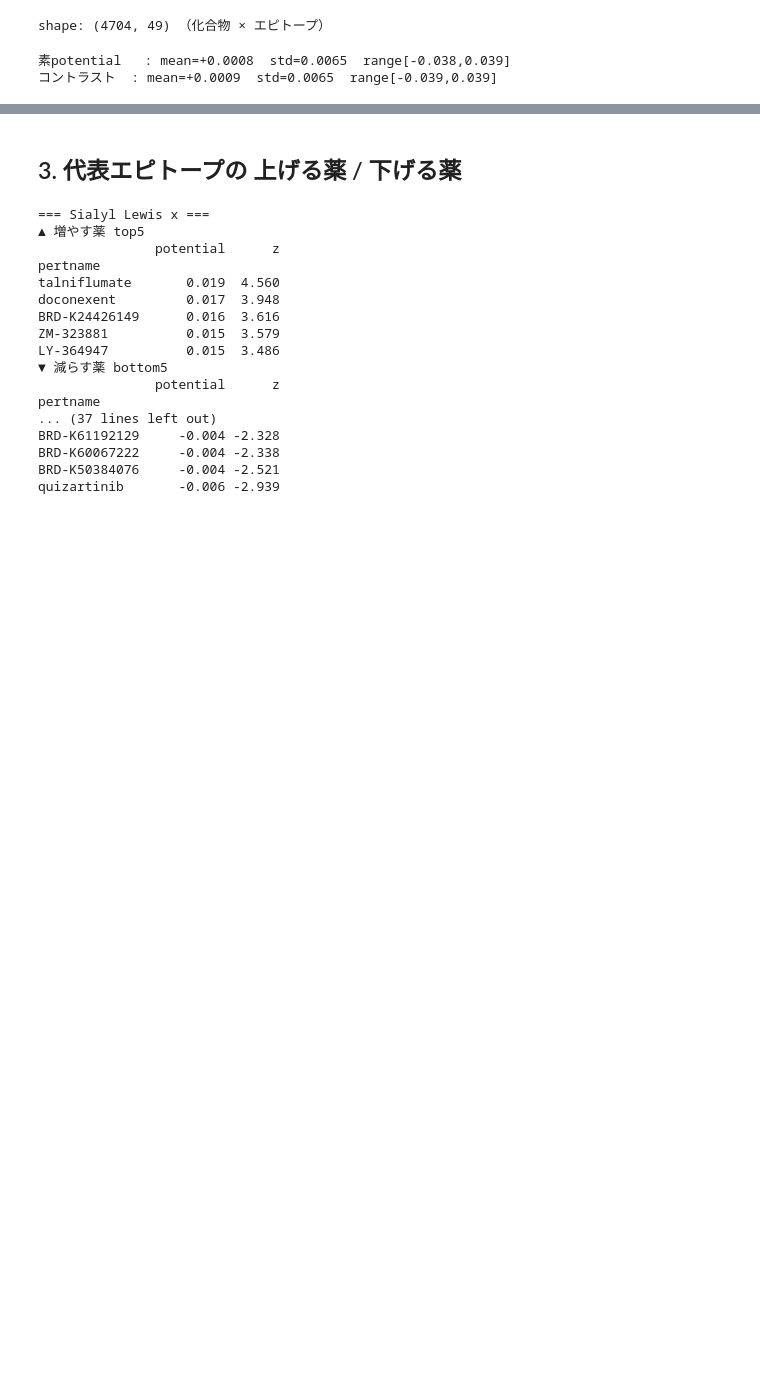
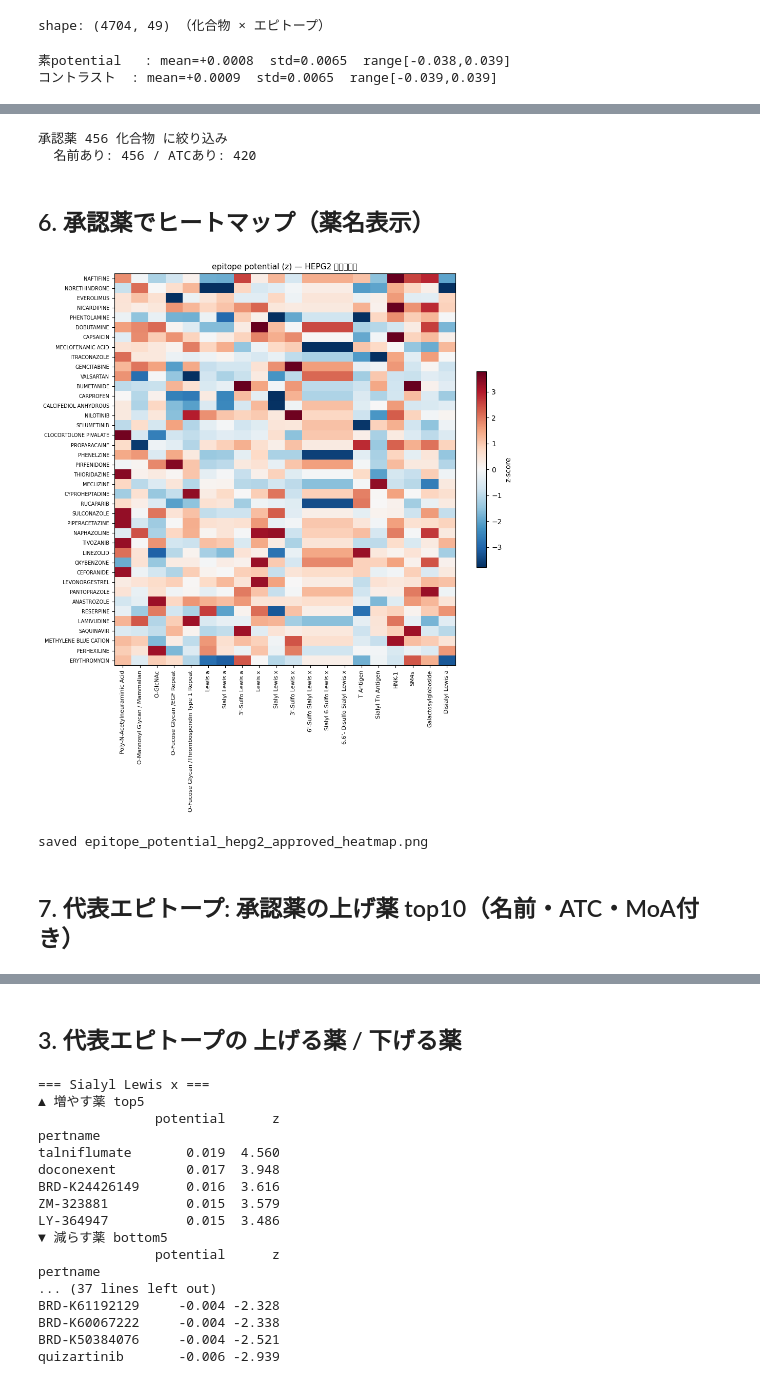
Before and after one commit to dogTK/glyco_epitope_3rd_paper, a Jupyter notebook: notebooks/analytics/01_epitope_potential.ipynb, the cells around one changed output, grey strips where cells are left out. Saved outputs shown, nothing was run; the diff lists cells and outputs as text; code cells hidden in the pictures; blank space fills up the shorter version.

```diff
--- a/notebooks/analytics/01_epitope_potential.ipynb
+++ b/notebooks/analytics/01_epitope_potential.ipynb
@@ -94,0 +100,40 @@ print(f'コントラスト  : mean={contrast.stack().mean():+.4f}  std={contrast
+# %%
+MASTER='/Users/koreedatatsuya/research/lincs_glyco_2nd_paper/inputs/moa_target_master/compound_annotation_master.csv'
+ann=pd.read_csv(MASTER).set_index('compound_id')
+ann=ann[~ann.index.duplicated()]
+approved=ann[ann['MAX_PHASE']>=4]
+ap_ids=[c for c in contrast.index if c in approved.index]
+print(f'承認薬 {len(ap_ids)} 化合物 に絞り込み')
+
+contrast_ap=contrast.loc[ap_ids]
+zpot_ap=(contrast_ap-contrast_ap.mean(0))/contrast_ap.std(0)
+name=approved['PREF_NAME'].to_dict()
+print('  名前あり:', approved.loc[ap_ids,'PREF_NAME'].notna().sum(),
+      '/ ATCあり:', approved.loc[ap_ids,'ATC_L1'].notna().sum())
+# %% [output]
+承認薬 456 化合物 に絞り込み
+  名前あり: 456 / ATCあり: 420
+# %% [markdown]
+## 6. 承認薬でヒートマップ（薬名表示）
+# %%
+top_ep=zpot_ap.std(0).sort_values(ascending=False).head(20).index
+top_drug=zpot_ap[top_ep].abs().max(1).sort_values(ascending=False).head(40).index
+M=zpot_ap.loc[top_drug, top_ep]
+ylabels=[f'{name.get(i,i)}' for i in top_drug]
+
+fig,ax=plt.subplots(figsize=(10,11))
+vmax=np.nanpercentile(np.abs(M.values),98)
+im=ax.imshow(M.values,aspect='auto',cmap='RdBu_r',vmin=-vmax,vmax=vmax)
+ax.set_xticks(range(len(top_ep))); ax.set_xticklabels(top_ep,rotation=90,fontsize=8)
+ax.set_yticks(range(len(top_drug))); ax.set_yticklabels(ylabels,fontsize=7)
+ax.set_title('epitope potential (z) — HEPG2 承認薬のみ',fontsize=11)
+cb=fig.colorbar(im,ax=ax,shrink=0.5); cb.set_label('z-score')
+plt.tight_layout()
+fig.savefig('../../results/figures/epitope_potential_hepg2_approved_heatmap.png',dpi=150,bbox_inches='tight')
+plt.show()
+print('saved epitope_potential_hepg2_approved_heatmap.png')
+# %% [output]
+[figure, added]
+saved epitope_potential_hepg2_approved_heatmap.png
+# %% [markdown]
+## 7. 代表エピトープ: 承認薬の上げ薬 top10（名前・ATC・MoA付き）
```
Also changed, not shown: parts of 4 cells of this notebook.
